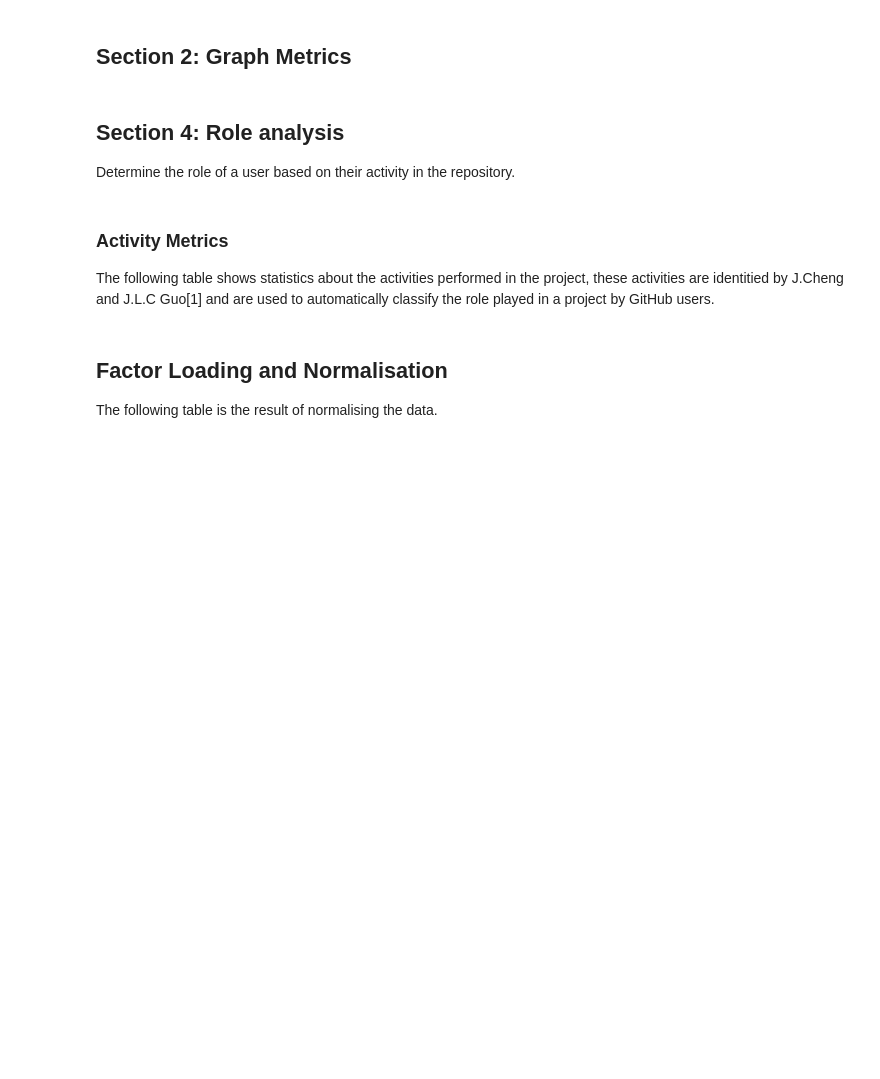
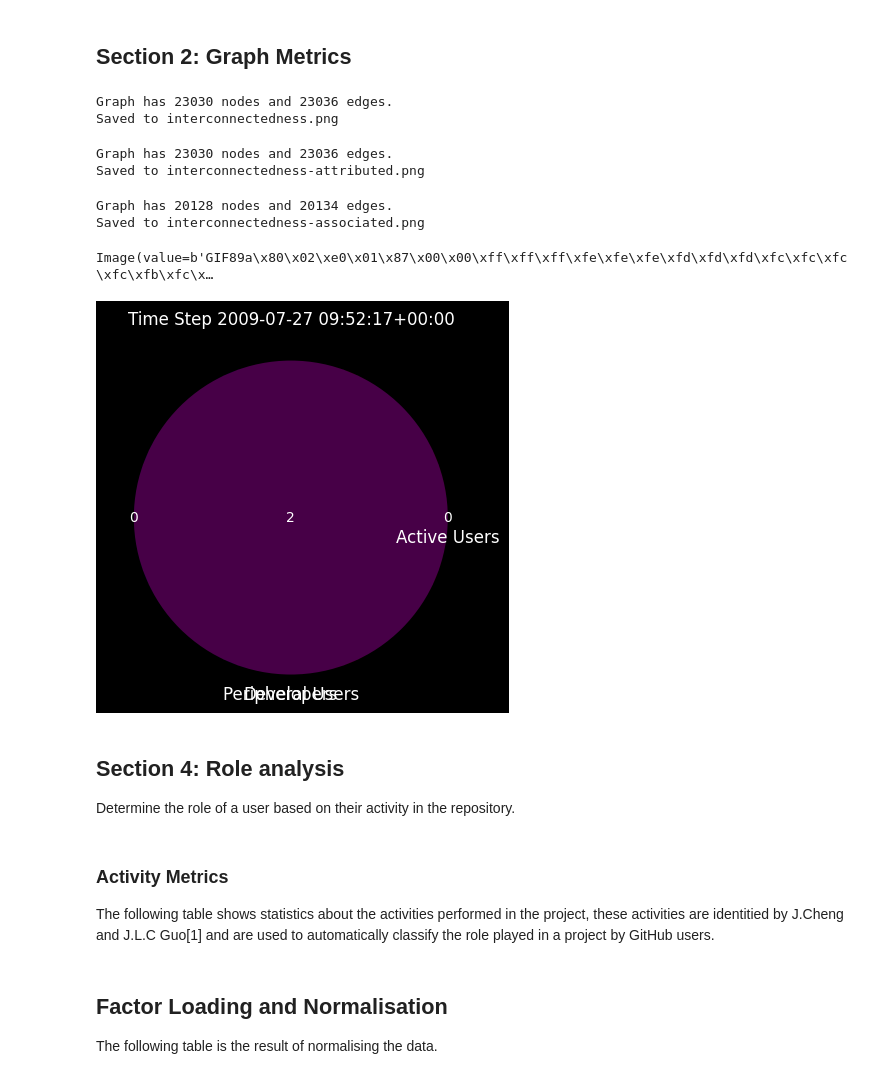
Before and after one commit to RSEMetaScience/kieker_analysis, a Jupyter notebook: notebooks/analysis.ipynb, the cells around one changed output. Drawn from its saved outputs; the diff is of its cells as text; code cells hidden in the pictures; blank space fills up the shorter version.

```diff
--- a/notebooks/analysis.ipynb
+++ b/notebooks/analysis.ipynb
@@ -27,7 +27,7 @@ import squarify
 def runQuery(query):
     kieker_client.setQuery(query)
     kieker_client.setReturnFormat(JSON)
-    return s.query().convert()
+    return kieker_client.query().convert()
 # %% [markdown]
 * Set project
 # %%
@@ -543,6 +586,9 @@ else:
     plt.savefig("interconnectedness.png", dpi=300)
     plt.close()
     print("Saved to interconnectedness.png")
+# %% [output]
+Graph has 23030 nodes and 23036 edges.
+Saved to interconnectedness.png
 # %%
 # Output a graph but only consider the wasAttributedTo relation
 
@@ -589,6 +635,9 @@ else:
     plt.savefig("interconnectedness-attributed.png", dpi=300)
     plt.close()
     print("Saved to interconnectedness-attributed.png")
+# %% [output]
+Graph has 23030 nodes and 23036 edges.
+Saved to interconnectedness-attributed.png
 # %%
 # Output a graph but only consider wasAssociatedWith relation
 
@@ -639,26 +688,29 @@ else:
     plt.savefig("interconnectedness-associated.png", dpi=300)
     plt.close()
     print("Saved to interconnectedness-associated.png")
+# %% [output]
+Graph has 20128 nodes and 20134 edges.
+Saved to interconnectedness-associated.png
 # %%
 
 import dateutil.parser
 import datetime
 
-def active_range(project):
+def active_range():
     range_activity_query ="""
 PREFIX prov: <http://www.w3.org/ns/prov#>
 PREFIX github2prov: <http://purl.org/github2prov/>
 
 SELECT (max(?d) as ?maxdate) (min(?d) as ?mindate)
 WHERE {
- GRAPH <https://github.com/repos/%s> {
+
     ?activity prov:wasAssociatedWith ?agent.
     ?activity a ?t
     FILTER STRSTARTS(STR(?t), STR(github2prov:))
     ?activity prov:startedAtTime ?d.
- }
+
 }
-    """%project
+    """
 
     results = runQuery(range_activity_query)
 
@@ -674,9 +726,9 @@ WHERE {
         pass
         return None, None
 
-def project_timeranges(project):
+def project_timeranges():
     timeranges = []
-    first_date, last_date = active_range(project)
+    first_date, last_date = active_range()
     return time_ranges(first_date, last_date, weeks=4)
 
 def time_ranges(first_date, last_date, weeks=4):
@@ -688,7 +740,7 @@ def time_ranges(first_date, last_date, weeks=4):
         start = end
         end = start + step
 
-def active(start, end, project):
+def active(start, end):
     # calcuate interactions
 
     interaction_dates_query = """
@@ -698,15 +750,15 @@ def active(start, end, project):
 
     SELECT ?u ?d
     WHERE {
-     GRAPH <https://github.com/repos/%s> {
+
         ?activity prov:wasAssociatedWith ?u.
         ?activity a ?t.
         FILTER STRSTARTS(STR(?t), STR(github2prov:))
         ?activity prov:startedAtTime ?d.
         FILTER (?d >= "%s"^^xsd:dateTime && ?d < "%s"^^xsd:dateTime)
-     }
+
     }
-    """%(project, start.isoformat(), end.isoformat())
+    """%(start.isoformat(), end.isoformat())
 
     results = runQuery(interaction_dates_query)
 
@@ -763,7 +815,7 @@ def active(start, end, project):
 
     return p_developer, a_developer
 
-def closing_developers(start, end, project):
+def closing_developers(start, end):
     closed_query = """
         PREFIX prov: <http://www.w3.org/ns/prov#>
         PREFIX github2prov: <http://purl.org/github2prov/>
@@ -772,15 +824,15 @@ def closing_developers(start, end, project):
 
         SELECT DISTINCT ?agent
         WHERE {
-            GRAPH <https://github.com/repos/%s> {
+
                 ?activity rdf:type github2prov:closed.
                 ?activity prov:wasAssociatedWith ?agent.
                 ?activity prov:startedAtTime ?d.
 
                 FILTER (?d >= "%s"^^xsd:dateTime && ?d < "%s"^^xsd:dateTime)
-            }
+
     }
-    """%(project, start.isoformat(), end.isoformat())
+    """%(start.isoformat(), end.isoformat())
 
     results = runQuery(closed_query)
 
@@ -792,7 +844,7 @@ def closing_developers(start, end, project):
 
     return agents
 
-def commiting_developers(start, end, project):
+def commiting_developers(start, end):
     commit_query = """
         PREFIX prov: <http://www.w3.org/ns/prov#>
         PREFIX xsd: <http://www.w3.org/2001/XMLSchema#>
@@ -802,14 +854,14 @@ def commiting_developers(start, end, project):
         SELECT DISTINCT ?agent
 
         WHERE {
-            GRAPH <https://github.com/repos/%s> {
+
                 ?activity rdf:type github2prov:commit.
                 ?activity prov:wasAssociatedWith ?agent.
                 ?activity prov:startedAtTime ?d.
                 FILTER (?d >= "%s"^^xsd:dateTime && ?d < "%s"^^xsd:dateTime)
-            }
+
     }
-    """%(project, start.isoformat(), end.isoformat())
+    """%(start.isoformat(), end.isoformat())
 
     results = runQuery(commit_query)
 
@@ -821,41 +873,45 @@ def commiting_developers(start, end, project):
 
     return agents
 
-times = project_timeranges(project)
+times = project_timeranges()
 data = []
 start = None
 for (s, e) in times:
     if not start:
         start = s
-    p_developer, a_developer = active(start, e, project)
-    commiters = commiting_developers(start, e, project)
-    closers = closing_developers(start, e, project)
+    p_developer, a_developer = active(start, e,)
+    commiters = commiting_developers(start, e)
+    closers = closing_developers(start, e)
     developers = set(commiters + closers)
     if (len(p_developer)+len(a_developer)+len(developers)) > 0:
         diag=dict(date=e, p=set(p_developer), a=set(a_developer), d=set(developers))
         data.append(diag)
+
 
 import matplotlib.pyplot as plt
 from matplotlib_venn import venn3
 from matplotlib.animation import FuncAnimation, PillowWriter
 from IPython.display import Image
 
 fig, ax = plt.subplots()  #add
 
 def update(frame):
     ax.clear()
     step = data[frame]
     ax.set_title(f"Time Step {step['date']}")
     v = venn3([step['p'], step['a'], step['d']], ax=ax,
                       set_labels=("Peripheral Users", "Active Users", "Developers"))
 
 ani = FuncAnimation(fig, update, frames=len(data), interval=1000, repeat=False)
 
 # Save the animation to a GIF
 ani.save("developer_activity.gif", writer=PillowWriter(fps=10))
 
 # Display the GIF in the notebook
 i=Image(filename="developer_activity.gif")
+# %% [output]
+Image(value=b'GIF89a\x80\x02\xe0\x01\x87\x00\x00\xff\xff\xff\xfe\xfe\xfe\xfd\xfd\xfd\xfc\xfc\xfc\xfc\xfb\xfc\x…
+[figure, added]
 # %%
 if False:
     query="""PREFIX rdf: <http://www.w3.org/1999/02/22-rdf-syntax-ns#>
```
Also changed, not shown: parts of 9 cells of this notebook.
